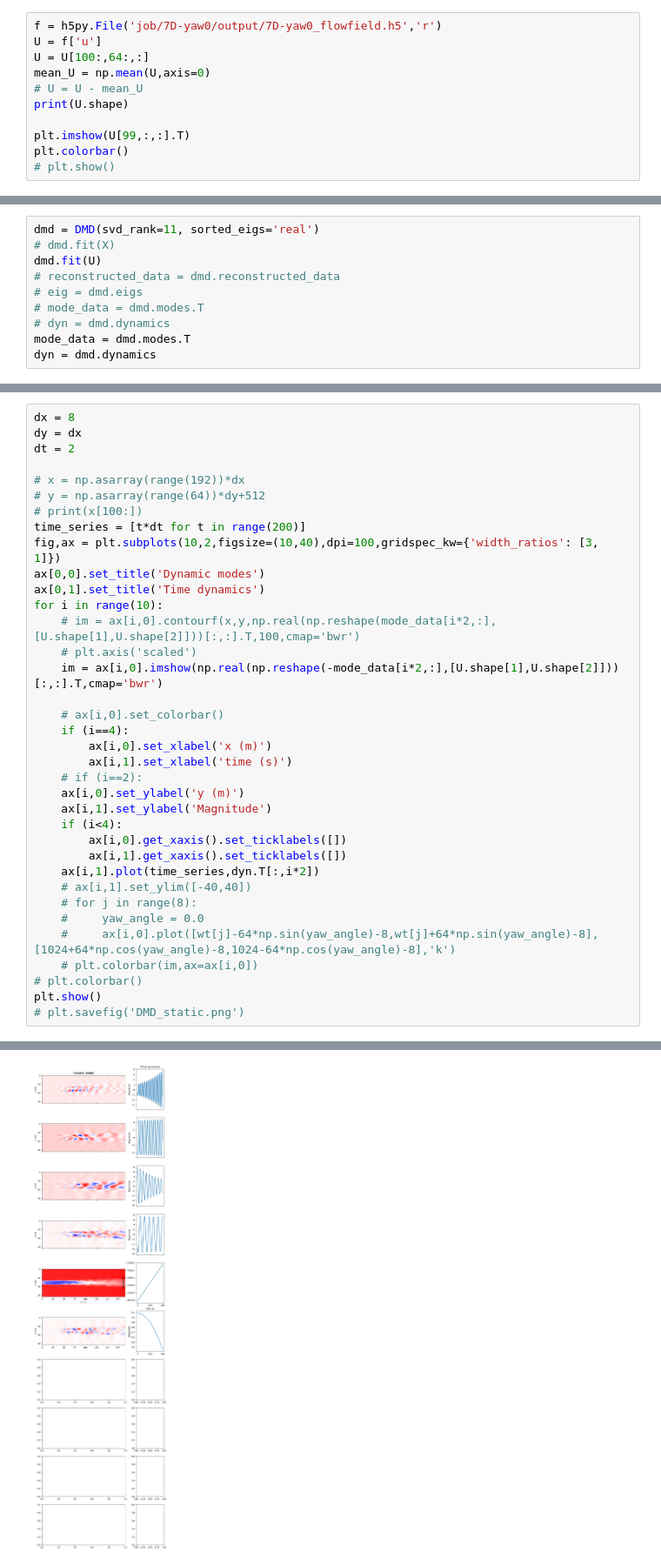
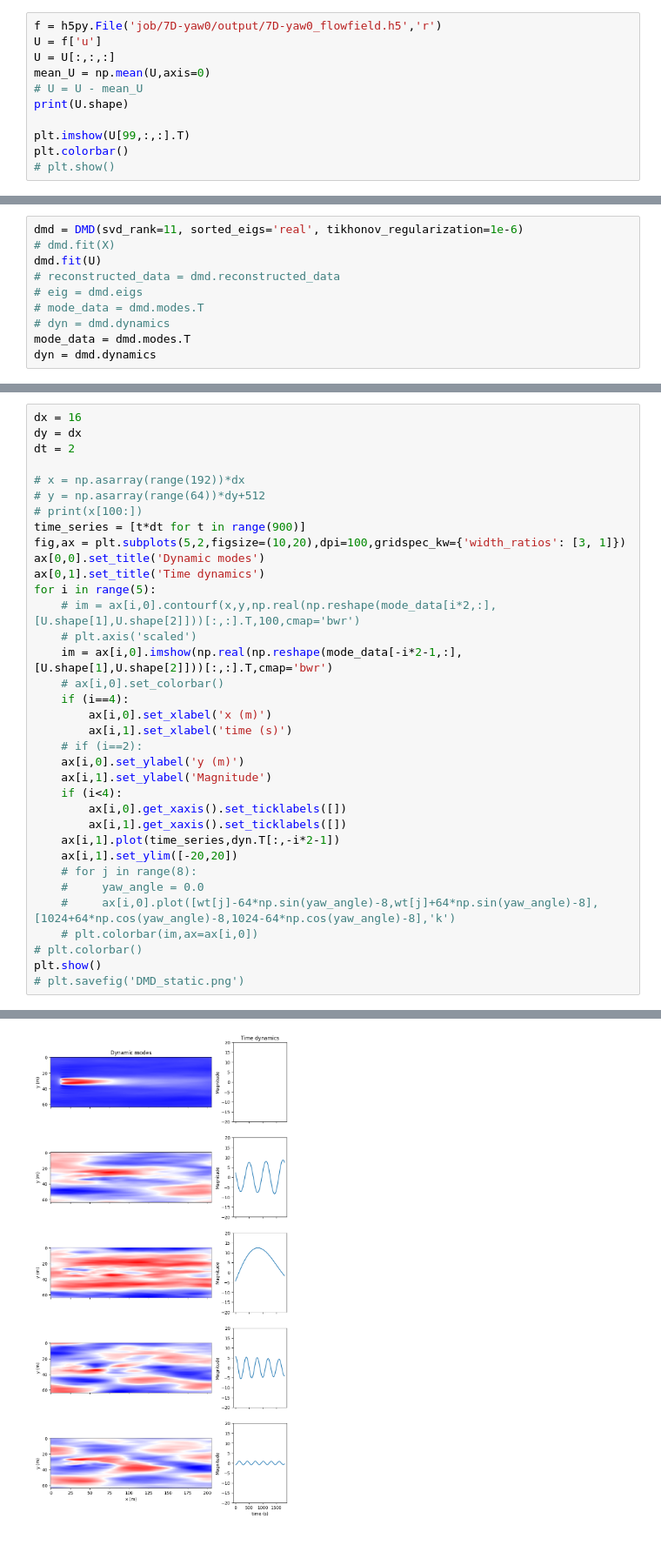
Before and after one commit to moulin1024/ANEMOI, a Jupyter notebook: postprocessing.ipynb, the cells around one changed output, grey strips where cells are left out. Shown at 87% size. Saved outputs shown, nothing was run; the diff lists cells and outputs as text.

```diff
--- a/postprocessing.ipynb
+++ b/postprocessing.ipynb
@@ -11,7 +12,7 @@ from pydmd import FbDMD
 # %%
 f = h5py.File('job/7D-yaw0/output/7D-yaw0_flowfield.h5','r')
 U = f['u']
-U = U[100:,64:,:]
+U = U[:,:,:]
 mean_U = np.mean(U,axis=0)
 # U = U - mean_U
 print(U.shape)
@@ -68,5 +87,5 @@ anim.save('animation_xy_static.gif',writer='pillow', fps=30)
 # %%
-dmd = DMD(svd_rank=11, sorted_eigs='real')
+dmd = DMD(svd_rank=11, sorted_eigs='real', tikhonov_regularization=1e-6)
 # dmd.fit(X)
 dmd.fit(U)
 # reconstructed_data = dmd.reconstructed_data
@@ -88,20 +110,19 @@ dmd.plot_eigs(show_axes=True, show_unit_circle=True, figsize=(5, 5))
 # %%
-dx = 8
+dx = 16
 dy = dx
 dt = 2
 
 # x = np.asarray(range(192))*dx
 # y = np.asarray(range(64))*dy+512
 # print(x[100:])
-time_series = [t*dt for t in range(200)]
-fig,ax = plt.subplots(10,2,figsize=(10,40),dpi=100,gridspec_kw={'width_ratios': [3, 1]})
+time_series = [t*dt for t in range(900)]
+fig,ax = plt.subplots(5,2,figsize=(10,20),dpi=100,gridspec_kw={'width_ratios': [3, 1]})
 ax[0,0].set_title('Dynamic modes')
 ax[0,1].set_title('Time dynamics')
-for i in range(10):
+for i in range(5):
     # im = ax[i,0].contourf(x,y,np.real(np.reshape(mode_data[i*2,:],[U.shape[1],U.shape[2]]))[:,:].T,100,cmap='bwr')
     # plt.axis('scaled')
-    im = ax[i,0].imshow(np.real(np.reshape(-mode_data[i*2,:],[U.shape[1],U.shape[2]]))[:,:].T,cmap='bwr')
-
+    im = ax[i,0].imshow(np.real(np.reshape(mode_data[-i*2-1,:],[U.shape[1],U.shape[2]]))[:,:].T,cmap='bwr')
     # ax[i,0].set_colorbar()
     if (i==4):
         ax[i,0].set_xlabel('x (m)')
@@ -112,8 +133,8 @@ for i in range(10):
     if (i<4):
         ax[i,0].get_xaxis().set_ticklabels([])
         ax[i,1].get_xaxis().set_ticklabels([])
-    ax[i,1].plot(time_series,dyn.T[:,i*2])
-    # ax[i,1].set_ylim([-40,40])
+    ax[i,1].plot(time_series,dyn.T[:,-i*2-1])
+    ax[i,1].set_ylim([-20,20])
     # for j in range(8):
     #     yaw_angle = 0.0
     #     ax[i,0].plot([wt[j]-64*np.sin(yaw_angle)-8,wt[j]+64*np.sin(yaw_angle)-8],[1024+64*np.cos(yaw_angle)-8,1024-64*np.cos(yaw_angle)-8],'k')
@@ -126 +146 @@ IndexError: index 12 is out of bounds for axis 0 with size 11
-[figure, old version]
+[figure, new version]
```
Also changed, not shown: parts of 8 cells of this notebook, 4 other files.
